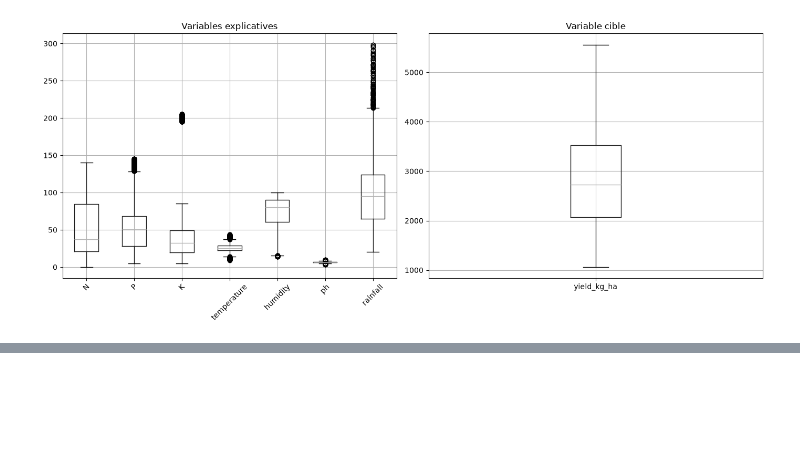
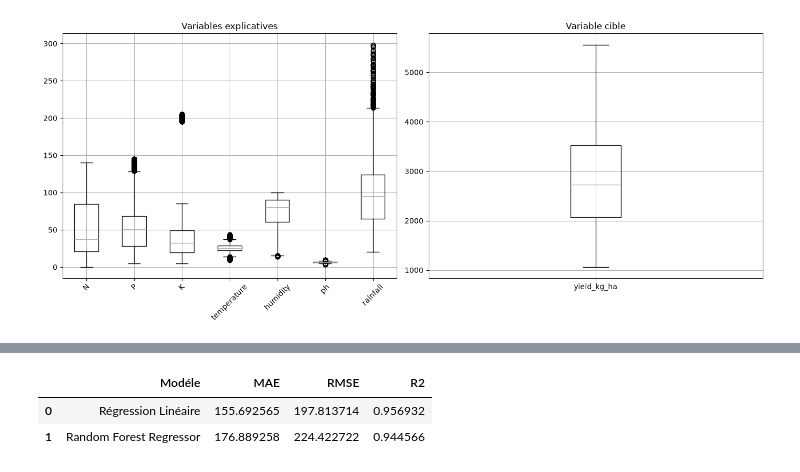
Before and after one commit to AliouneBadaraMedouneDiene/AgriPredict, a Jupyter notebook: notebooks/agripredict_pipeline.ipynb, the cells around one changed output, grey strips where cells are left out. Saved outputs shown, nothing was run; the diff lists cells and outputs as text; code cells hidden in the pictures; blank space fills up the shorter version.

```diff
--- a/notebooks/agripredict_pipeline.ipynb
+++ b/notebooks/agripredict_pipeline.ipynb
@@ -206,0 +288,31 @@ plt.show()
+# %%
+# Pour comparer les modéles, nous avons crées une fonction qui sera ensuite appelée qui affichera les métriques
+
+from sklearn.metrics import mean_absolute_error, mean_squared_error, r2_score
+
+def evaluer_model (y_true, y_pred, nom_model) :
+    '''
+    y_true : les valeurs réelles de rendement (y_test)
+    y_pred : les valeurs prédites par le modéle
+    nom_model : le nom du modéle évalué
+    '''
+
+    mae = mean_absolute_error(y_true, y_pred)
+    rmse = np.sqrt(mean_squared_error(y_true, y_pred))
+    # Nous avons choisi d'utiliser mean_sqared_error car il est présent dans toute les verisons de scikit-learn contrairement
+    # à root_mean_sqared_error qui est présente que dans les récentes versions,
+    # donc pour avoir le RMSE, il faut appliquer la racine carrée au MSE
+
+    r2 = r2_score(y_true, y_pred)
+
+    print(f"--- {nom_model} ---")
+    print(f"MAE : {mae:.2f} Kg/ha")
+    print(f"RMSE : {rmse:.2f} Kg/ha")
+    print(f"R² : {r2:.4f} ")
+    print()
+
+    return {"Modéle": nom_model, "MAE": mae, "RMSE": rmse, "R2": r2}
+
+# Évaluation des 2 modéles
+result_linear_regression = evaluer_model(y_test, y_pred_linear_regression, "Régression Linéaire")
+result_random_forest_regressor = evaluer_model(y_test, y_pred_random_forest_regressor, "Random Forest Regressor")
@@ -206,0 +329,8 @@ plt.show()
+# %%
+# Tableau récapitulatif pour comparer facilement les deux modèles
+comparaison = pd.DataFrame([result_linear_regression, result_random_forest_regressor])
+comparaison
+# %% [output]
+|  | Modéle | MAE | RMSE | R2 |
+| 0 | Régression Linéaire | 155.692565 | 197.813714 | 0.956932 |
+| 1 | Random Forest Regressor | 176.889258 | 224.422722 | 0.944566 |
```
Also changed, not shown: parts of 10 cells of this notebook.
